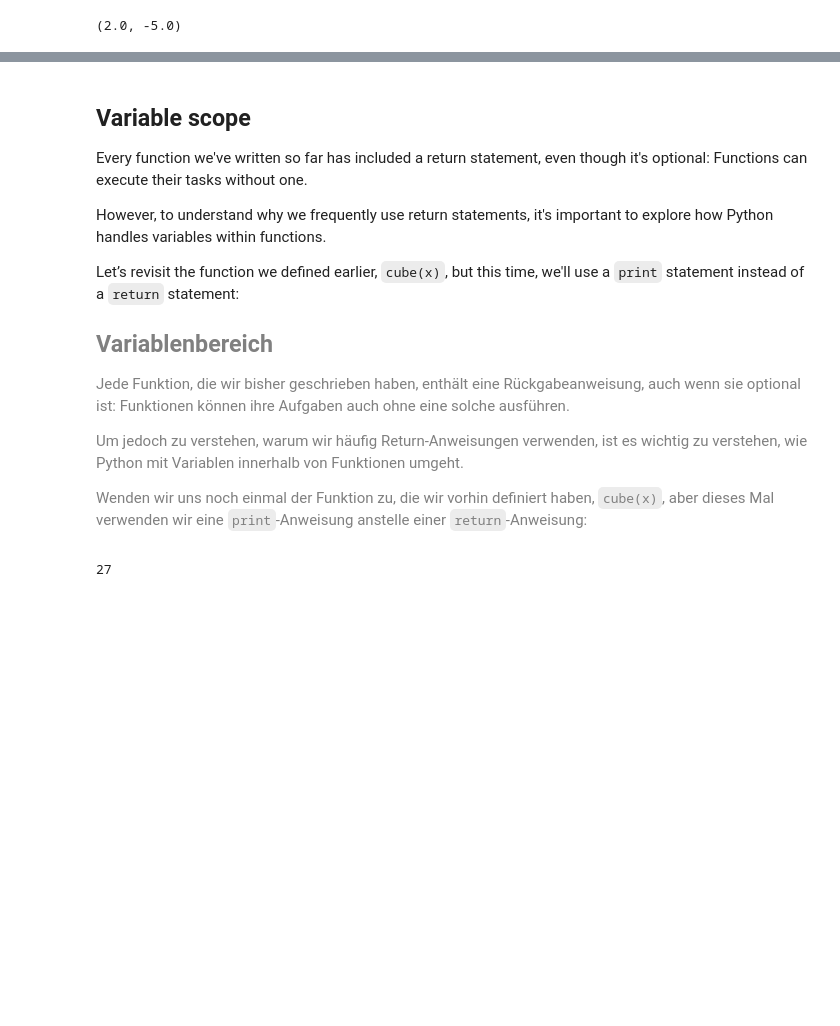
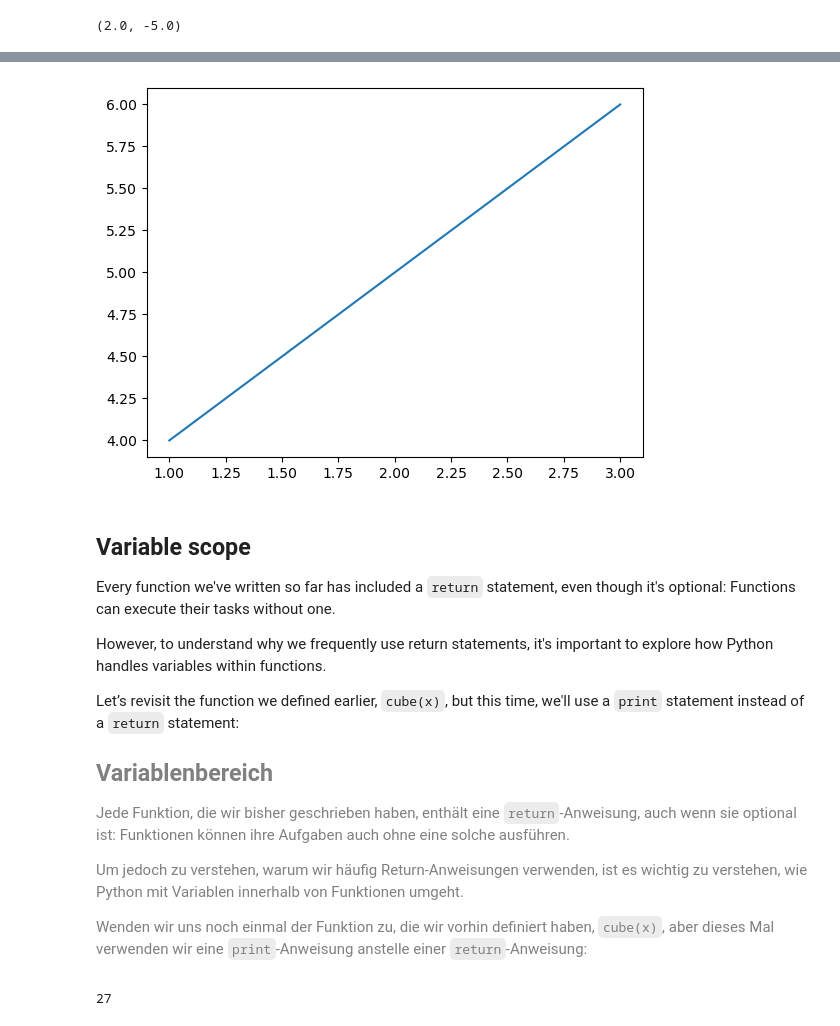
Before and after one commit to Steelpush-Ironpull/GP_2024, a Jupyter notebook: 05_python_functions.ipynb, the cells around one changed output, grey strips where cells are left out. Cells and saved outputs as stored; diff of their text form; code cells hidden in the pictures; blank space fills up the shorter version.

```diff
--- a/05_python_functions.ipynb
+++ b/05_python_functions.ipynb
@@ -442,20 +675,26 @@ Nun kann die Funktion ohne Argumente aufgerufen werden.
+# %%
+# Plot with defaul arguments
+plt.plot([1, 2, 3], [4, 5, 6])  # the defaults are: blue, solid line with width 1
+plt.show()
+# %% [output]
+[figure, added]
 # %% [markdown]
 <div style="display: flex; justify-content: space-between;">
-<div style="width: 48%; line-height: 1.3;">
+<div style="width: 48%; line-height: 1.5;">
 
 ##  Variable scope
 
-Every function we've written so far has included a return statement, even though it's optional: Functions can execute their tasks without one.
+Every function we've written so far has included a `return` statement, even though it's optional: Functions can execute their tasks without one.
 
 However, to understand why we frequently use return statements, it's important to explore how Python handles variables within functions.
 
 Let’s revisit the function we defined earlier, `cube(x)`, but this time, we'll use a `print` statement instead of a `return` statement:
 </div>
-<div style="width: 48%; line-height: 1.3;color: grey;">
+<div style="width: 48%; line-height: 1.5;color: grey;">
 
 ## Variablenbereich
 
-Jede Funktion, die wir bisher geschrieben haben, enthält eine Rückgabeanweisung, auch wenn sie optional ist: Funktionen können ihre Aufgaben auch ohne eine solche ausführen.
+Jede Funktion, die wir bisher geschrieben haben, enthält eine `return`-Anweisung, auch wenn sie optional ist: Funktionen können ihre Aufgaben auch ohne eine solche ausführen.
 
 Um jedoch zu verstehen, warum wir häufig Return-Anweisungen verwenden, ist es wichtig zu verstehen, wie Python mit Variablen innerhalb von Funktionen umgeht.
 
```
Also changed, not shown: parts of 53 cells of this notebook, 1 other file.
